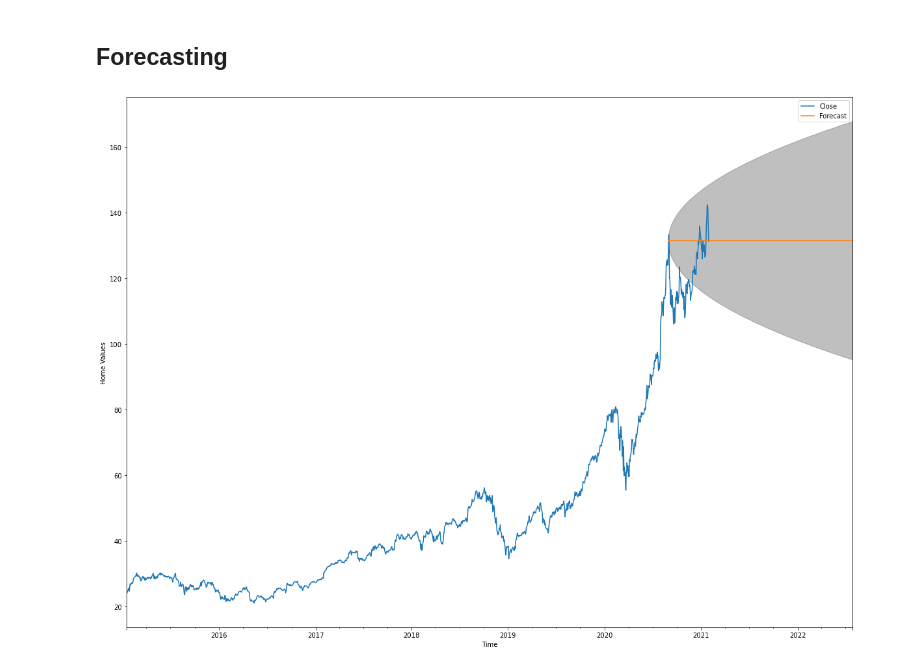
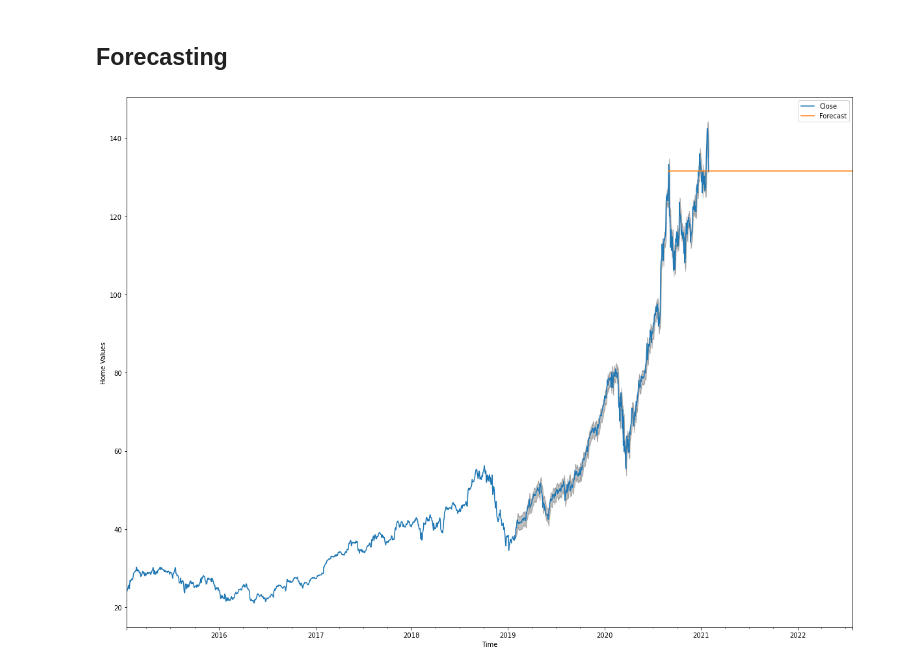
Before and after one commit to Rparekh123/stock-prediction-capstone, a Jupyter notebook: fsm.ipynb, the cells around one changed output. Saved outputs shown, nothing was run; the diff lists cells and outputs as text; code cells hidden in the pictures.

```diff
--- a/fsm.ipynb
+++ b/fsm.ipynb
@@ -260,21 +269,21 @@ train = aapl_close[:n]
 test = aapl_close[n:]
 # %%
 # Get forecast 100 steps ahead in future
-prediction = result.get_forecast(steps=500)
+prediction = result.forecast(steps=500)
 
 # Get confidence intervals of forecasts
 pred_conf = prediction.conf_int()
 # %%
 ax = aapl_close.iloc[1500:].plot(label='observed', figsize=(20, 15))
-prediction.predicted_mean.plot(ax=ax, label='Forecast')
+prediction.plot(ax=ax, label='Forecast')
 ax.fill_between(pred_conf.index,
                 pred_conf.iloc[:, 0],
                 pred_conf.iloc[:, 1], color='k', alpha=0.25)
 ax.set_xlabel('Time')
 ax.set_ylabel('Home Values')
 ax.ticklabel_format(useOffset=False, style='plain', axis='y')
 
 plt.legend()
 plt.show()
 # %% [output]
-[figure, old version]
+[figure, new version]
```
Also changed, not shown: parts of 5 cells of this notebook, 2 other files.
